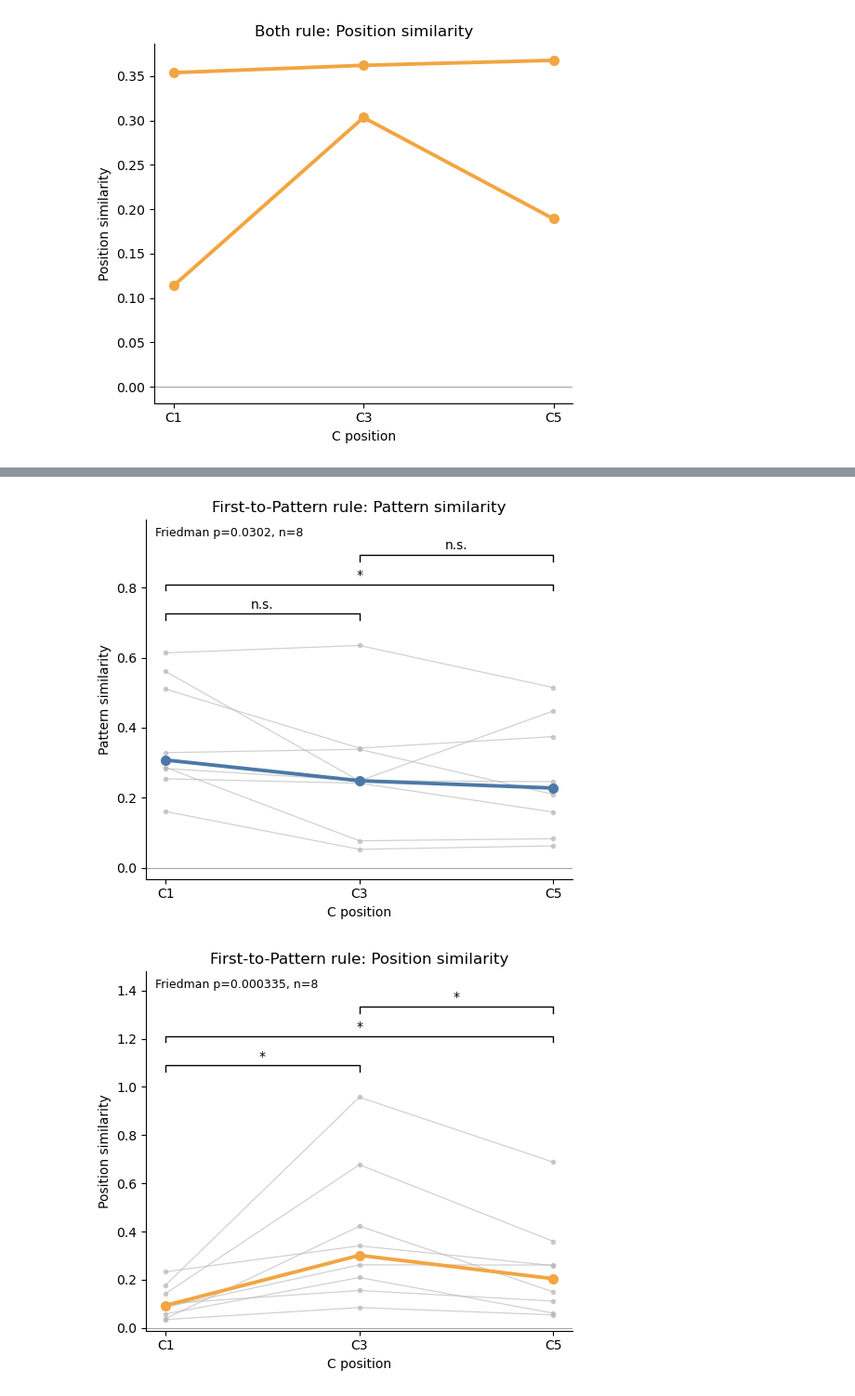
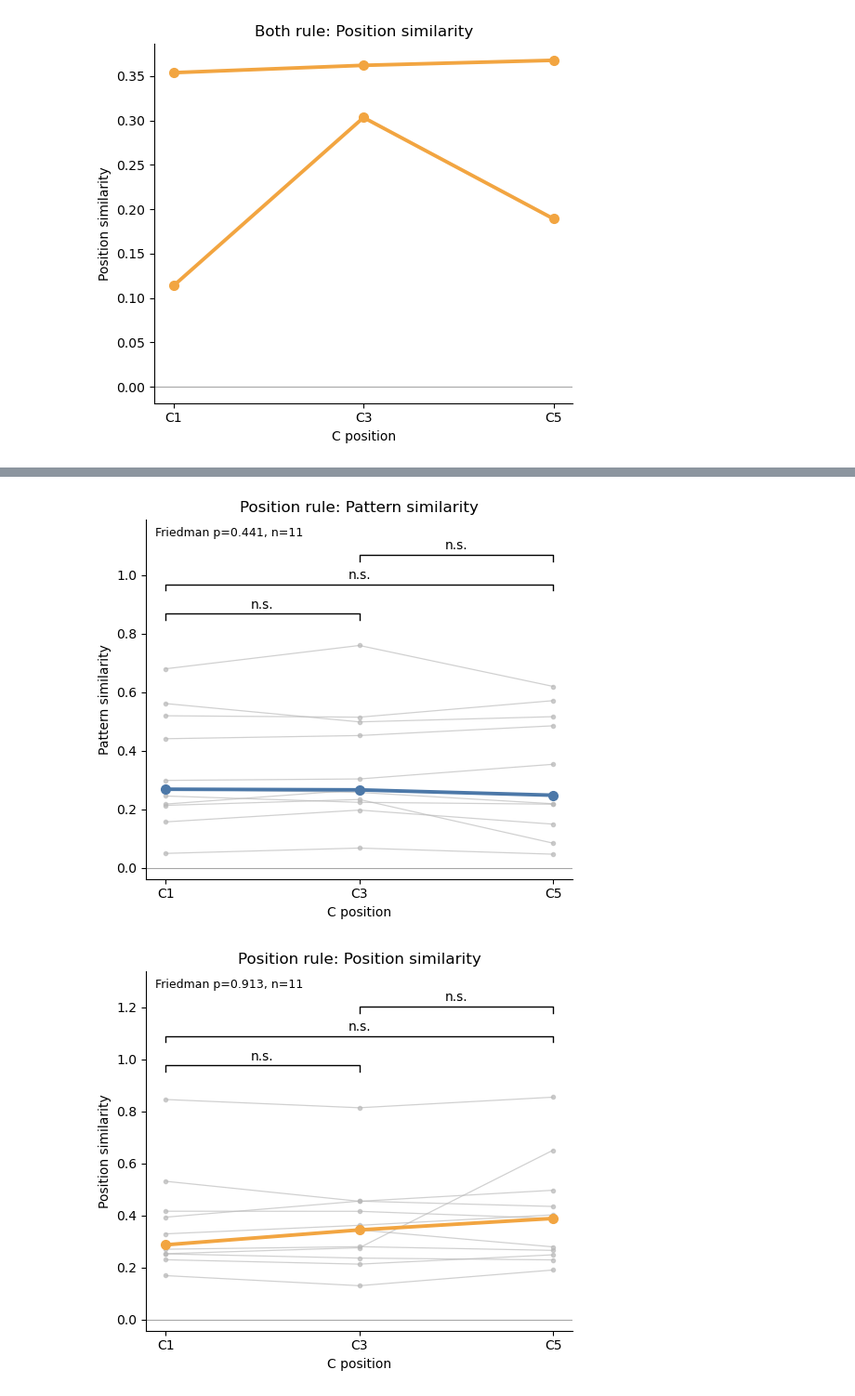
Before and after one commit to ymseq/ZhaoLab-analysis-python, a Jupyter notebook: src/HPC_2P_analysis/analysis/similarity_analysis.ipynb, the cells around one changed output, grey strips where cells are left out. Shown at 93% size. Cells and saved outputs as stored; diff of their text form; code cells hidden in the pictures.

```diff
--- a/src/HPC_2P_analysis/analysis/similarity_analysis.ipynb
+++ b/src/HPC_2P_analysis/analysis/similarity_analysis.ipynb
@@ -4025,12 +4076,12 @@ plot_c_position_similarity_temp(
 [figure]
 # %%
 c_position_result = run_c_position_similarity(
-    task_type="first_pattern",
+    task_type="position",
     reward_mode="full",
     data_root="../../../data/HPC_2p/screen/",
     ana_bt=("Correct",),
     group_average="by_trial",
-    corr_method="spearman",
+    corr_method="pearson",
     value_type="raw_beta",
     screen_mode="masked",
     session_policy="latest",
@@ -4059,4 +4110,4 @@ c_position_result = run_c_position_similarity(
-[figure, old version]
+[figure, new version]
-[figure, old version]
+[figure, new version]
 # %%
 c_position_result = run_c_position_similarity(
```
Also changed, not shown: parts of 7 cells of this notebook, 4 other files.
